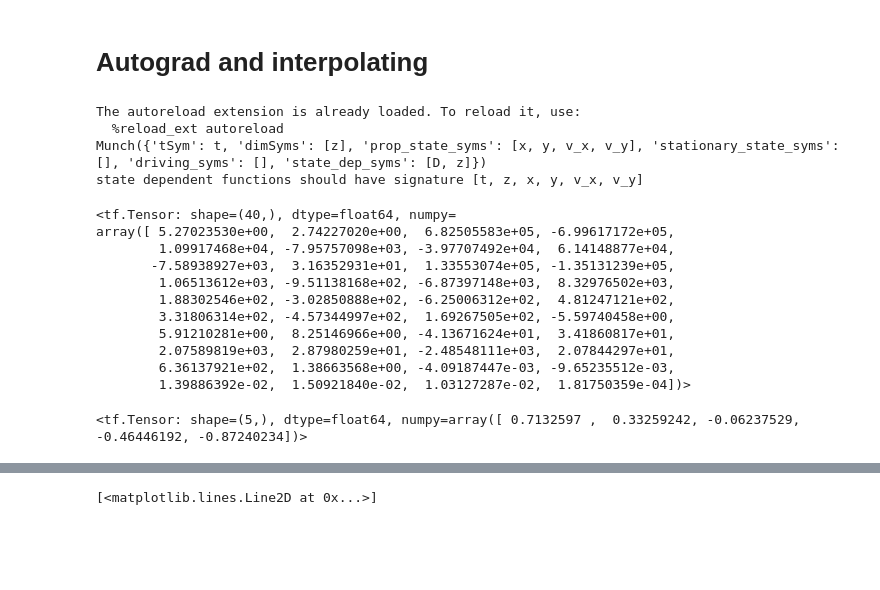
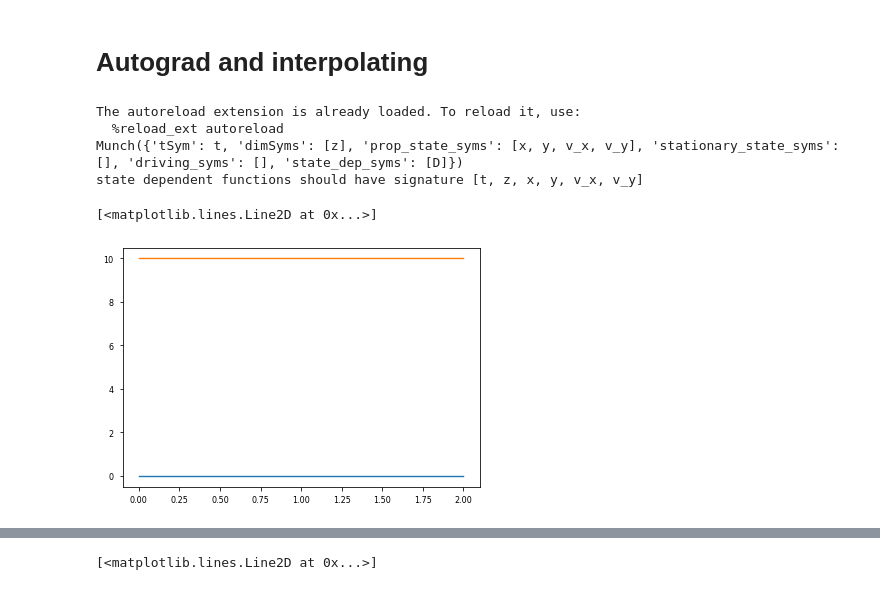
Before and after one commit to morgatron/spylind, a Jupyter notebook: spylind/working/autograd_test.ipynb, the cells around one changed output, grey strips where cells are left out. Drawn from its saved outputs; the diff is of its cells as text; code cells hidden in the pictures; blank space fills up the shorter version.

```diff
--- a/spylind/working/autograd_test.ipynb
+++ b/spylind/working/autograd_test.ipynb
@@ -643,15 +643,15 @@ def tf_interpolator(xOrig, yOrig):
         if x>=xMax or x<x0:
             return zero#tf.constant(0., dtype=tf.float64);
         else:
-            ind = tf.math.floordiv(x-x0, dx)
-            remainder = x- ind*dx
-            ind=tf.cast(ind, tf.int64)
-
+            ind_f = tf.math.floordiv(x-x0, dx)
+            remainder = (x/dx- ind_f)
+            ind=tf.cast(ind_f, tf.int64)
+            #tf.print(remainder)
             return (1.-remainder)*yOrig[ind] + remainder*yOrig[ind+1]
     return f
 def tf_interpolator2(xOrig, yOrig):
     xOrig = tf.constant(tf.convert_to_tensor(xOrig, dtype=tf.float64))
-    yOrig = tf.constant(tf.convert_to_tensor(yOrig, dtype=tf.float64))
+    #yOrig = tf.constant(tf.convert_to_tensor(yOrig, dtype=tf.float64))
 
     N = xOrig.shape[0]
     dx = xOrig[1]-xOrig[0]
@@ -659,7 +659,6 @@ def tf_interpolator2(xOrig, yOrig):
     xMax = xOrig[-1]
     zero = tf.constant(0, dtype=tf.float64)
     mask = tf.concat([tf.constant([1,1], dtype='float64'), tf.zeros(xOrig.shape[0]-2, dtype='float64') ], axis=0)
-    #@tf.function(experimental_compile=True)
     def f(x):
         #pdb.set_trace()
         #ind = tf.math.floormod((x-x0), dx)
@@ -683,7 +682,7 @@ zS = sm.symbols("z", real=True)
 g = -10.
 dy_dtD = {xS:vxS,
        yS:vyS ,
-       vxS:0 +zS,
+       vxS:0 +0*zS,
        vyS: g + drvS  }
 
 @tf.function(experimental_compile=True)
@@ -691,18 +690,18 @@ def f_driving(t):
     return 30*tf.sin(2*pi*t)
 
 
-tDrv = linspace(0,2,40)
+tDrv = linspace(0,2,20)
 yDrv0 = 0*tf.sin(2*pi*tDrv) + 10
-yDrv0 = tf.convert_to_tensor(yN.repeat(4), dtype='float64')
-ode_s = so.ODESolver(dy_dtD,  dims={zS:linspace(-2,2,10)}, backend='tensorflow', default_dtype='float64')
+#yDrv0 = tf.convert_to_tensor(yN.repeat(4), dtype='float64')
+ode_s = so.ODESolver(dy_dtD,  dims={zS:linspace(-2,2,3)}, backend='tensorflow', default_dtype='float64')
 ode_s.set_initial_conditions({xS:0,yS:0,vxS:10,vyS:10})
 
 def calc_g(yDrv):
-    f_driving = tf.function(tf_interpolator(tDrv, yDrv), experimental_compile=False)
+    f_driving = tf.function(tf_interpolator2(tDrv, yDrv), experimental_compile=False)
 
     ode_s.set_driving({drvS:f_driving})
     ode_s.setup(bForceStateDimensions=True)
-    tSteps = linspace(0,1.9,20)
+    tSteps = linspace(0,1.8,20)
 
     with tf.device("/cpu:0"):
         with tf.GradientTape(watch_accessed_variables=False) as g:
@@ -714,14 +713,15 @@ def calc_g(yDrv):
             print("time taken: ", tStart-time.time())
             #print(arr.shape)
             #L=tf.pow(tf.reduce_mean(arr[-1,1]), 2)
-            L=tf.reduce_mean(tf.pow(arr[-5:,1],2))
+            #L=tf.reduce_mean(tf.pow(arr[-5:,1],2))
+            L = arr[-1,1, 1]
             #L = arr[-5:,1]
 
-    print(L)
-    grad = g.jacobian(L, yDrv)
-    return grad, L
+    print(L.numpy())
+    grad = g.gradient(L, yDrv)
+    return grad, arr[-10:,1]
 # %% [output]
 The autoreload extension is already loaded. To reload it, use:
   %reload_ext autoreload
-Munch({'tSym': t, 'dimSyms': [z], 'prop_state_syms': [x, y, v_x, v_y], 'stationary_state_syms': [], 'driving_syms': [], 'state_dep_syms': [D, z]})
+Munch({'tSym': t, 'dimSyms': [z], 'prop_state_syms': [x, y, v_x, v_y], 'stationary_state_syms': [], 'driving_syms': [], 'state_dep_syms': [D]})
 state dependent functions should have signature [t, z, x, y, v_x, v_y]
@@ -730,19 +728,10 @@ state dependent functions should have signature [t, z, x, y, v_x, v_y]
-# %%
-grad
-# %% [output]
-<tf.Tensor: shape=(40,), dtype=float64, numpy=
-array([ 5.27023530e+00,  2.74227020e+00,  6.82505583e+05, -6.99617172e+05,
-        1.09917468e+04, -7.95757098e+03, -3.97707492e+04,  6.14148877e+04,
-       -7.58938927e+03,  3.16352931e+01,  1.33553074e+05, -1.35131239e+05,
-        1.06513612e+03, -9.51138168e+02, -6.87397148e+03,  8.32976502e+03,
-        1.88302546e+02, -3.02850888e+02, -6.25006312e+02,  4.81247121e+02,
-        3.31806314e+02, -4.57344997e+02,  1.69267505e+02, -5.59740458e+00,
-        5.91210281e+00,  8.25146966e+00, -4.13671624e+01,  3.41860817e+01,
-        2.07589819e+03,  2.87980259e+01, -2.48548111e+03,  2.07844297e+01,
-        6.36137921e+02,  1.38663568e+00, -4.09187447e-03, -9.65235512e-03,
-        1.39886392e-02,  1.50921840e-02,  1.03127287e-02,  1.81750359e-04])>
-# %%
-tf.reduce_mean(yVals, axis=-1)
-# %% [output]
-<tf.Tensor: shape=(5,), dtype=float64, numpy=array([ 0.7132597 ,  0.33259242, -0.06237529, -0.46446192, -0.87240234])>
+# %%
+f_driving = tf.function(tf_interpolator(tDrv, 0*yDrv0), experimental_compile=False)
+tAx = tf.convert_to_tensor(linspace(0,2,200), dtype='float64')
+yOut =tf.map_fn(f_driving, tAx)
+plot(tAx,yOut)
+plot(tDrv, yDrv0)
+# %% [output]
+[<matplotlib.lines.Line2D at 0x...>]
+[figure, added]
 # %%
```
Also changed, not shown: parts of 6 cells of this notebook.
